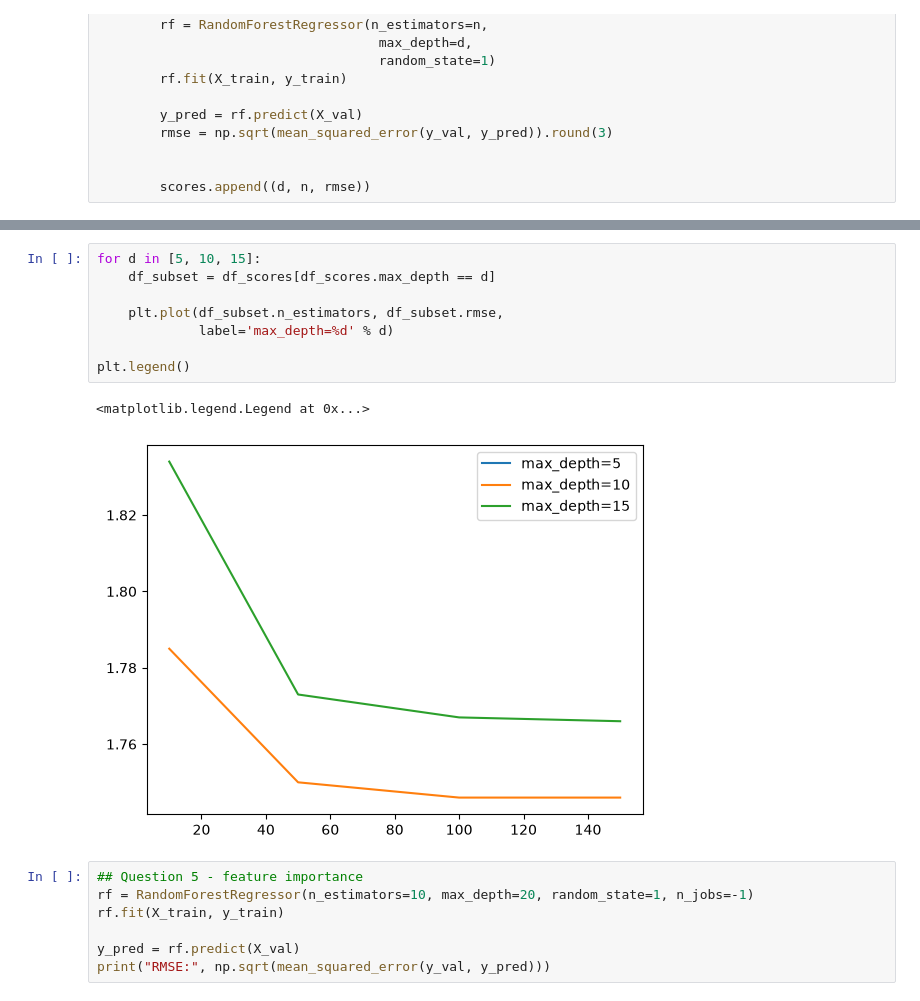
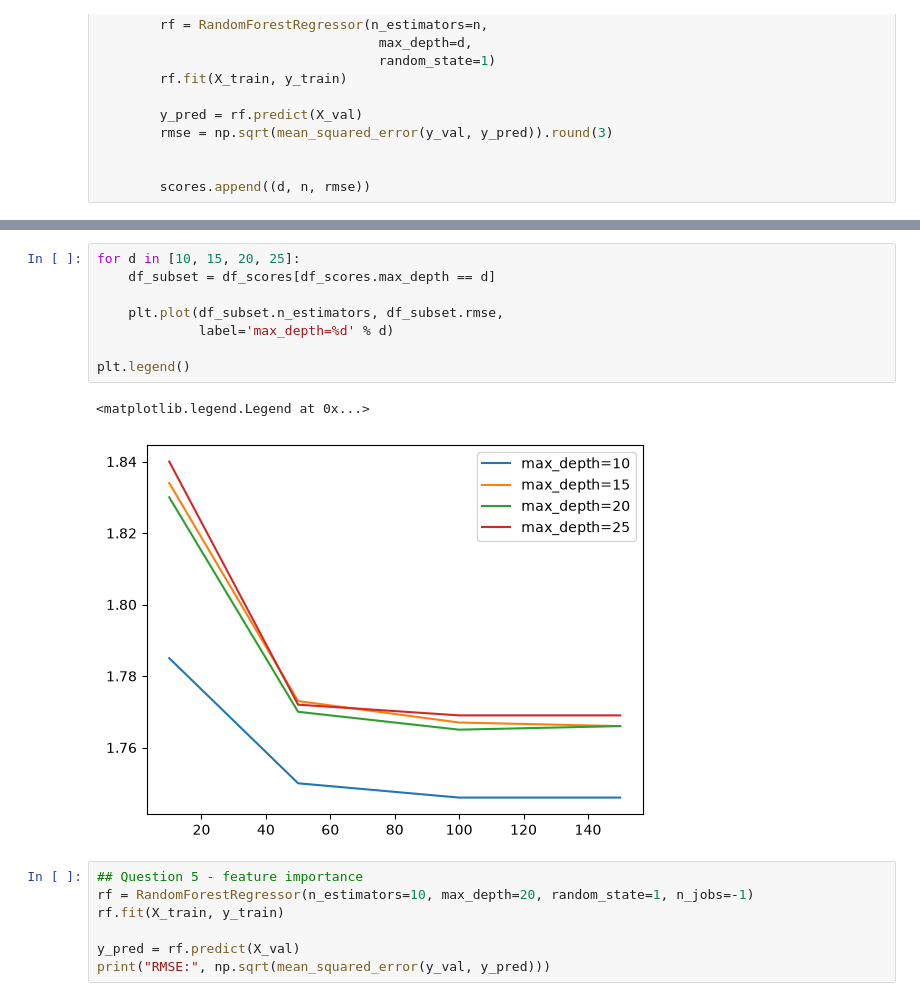
Before and after one commit to unugwa/ml_zoomcamp, a Jupyter notebook: 06-trees/homework-6.ipynb, the cells around one changed output, grey strips where cells are left out. Saved outputs shown, nothing was run; the diff lists cells and outputs as text.

```diff
--- a/06-trees/homework-6.ipynb
+++ b/06-trees/homework-6.ipynb
@@ -195,14 +214,14 @@ df_scores = pd.DataFrame(scores, columns=columns)
 # %%
-for d in [5, 10, 15]:
+for d in [10, 15, 20, 25]:
     df_subset = df_scores[df_scores.max_depth == d]
 
     plt.plot(df_subset.n_estimators, df_subset.rmse,
              label='max_depth=%d' % d)
 
 plt.legend()
 # %% [output]
 <matplotlib.legend.Legend at 0x...>
-[figure, old version]
+[figure, new version]
 # %%
 ## Question 5 - feature importance
 rf = RandomForestRegressor(n_estimators=10, max_depth=20, random_state=1, n_jobs=-1)
```
Also changed, not shown: parts of 1 cell of this notebook.
